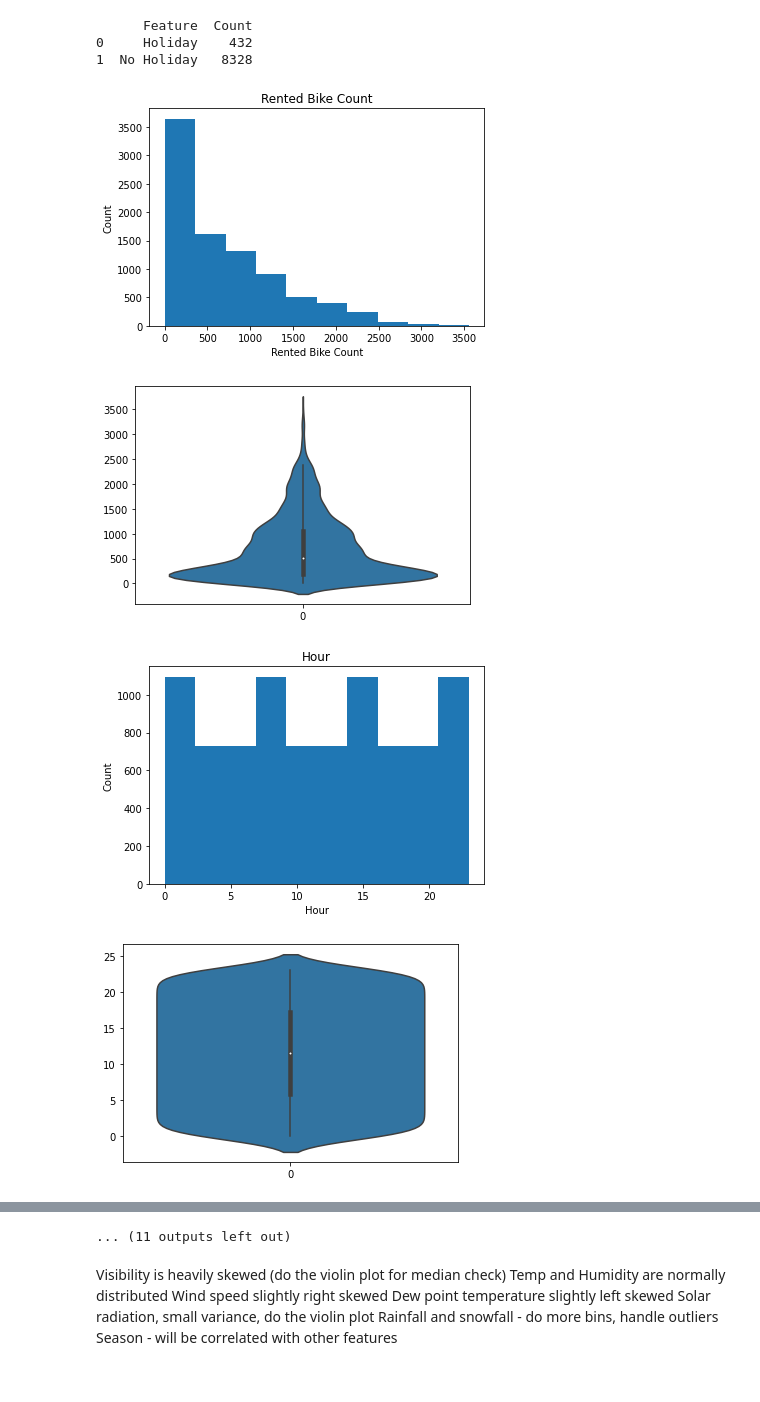
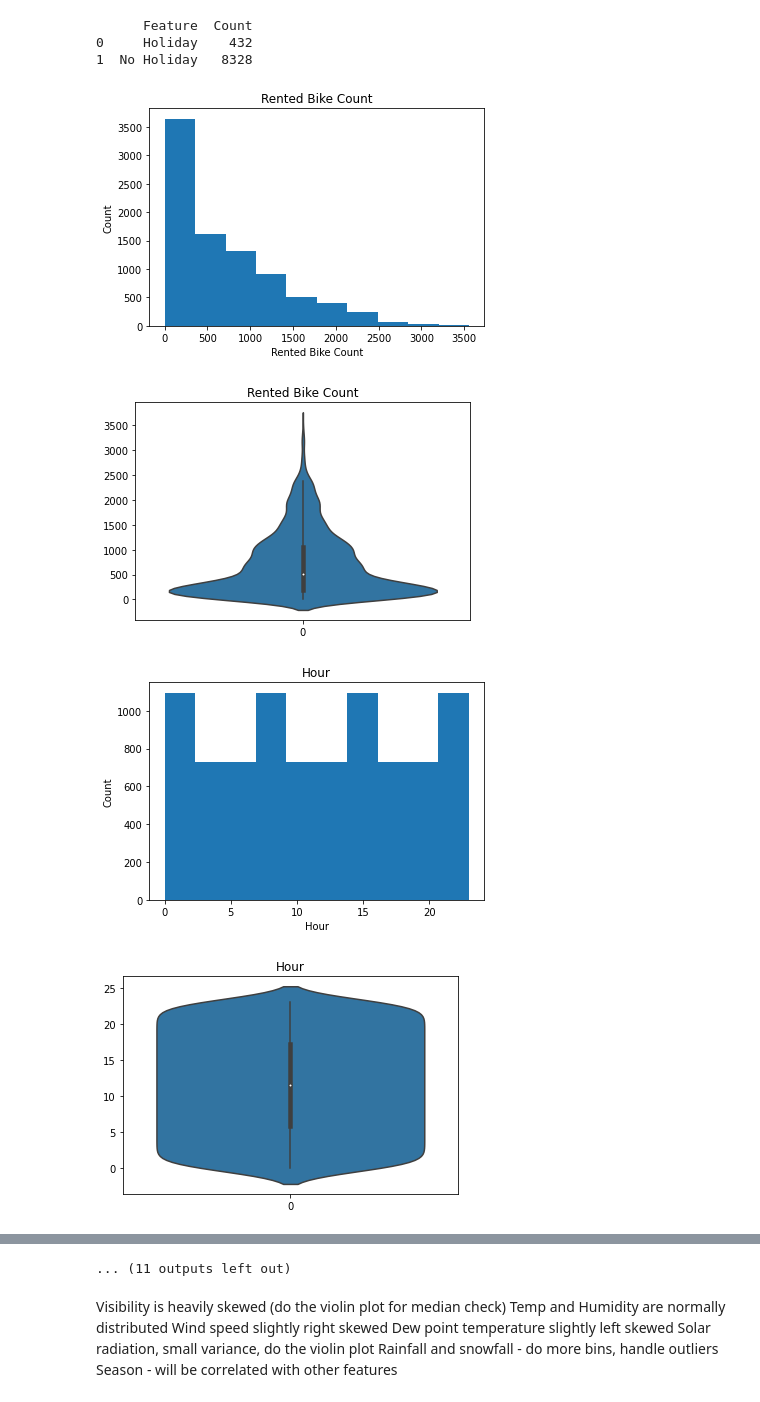
Before and after one commit to R0go/Bikes, a Jupyter notebook: Bikes_project.ipynb, the cells around one changed output, grey strips where cells are left out. Saved outputs shown, nothing was run; the diff lists cells and outputs as text; code cells hidden in the pictures.

Commit message:
created subchapters and added titles to plots

```diff
--- a/Bikes_project.ipynb
+++ b/Bikes_project.ipynb
@@ -86,27 +90,28 @@ print(grouping)
 # %%
 for i in bikes_df.columns:
     if i == 'Date':
         continue
     elif bikes_df[i].dtype == 'object':
         grouping = bikes_df.groupby(i).size().reset_index()
         grouping.columns = [i, 'count']
         sns.barplot(data = grouping,  x = i, y = 'count')
         plt.title(i)
         plt.show()
         plt.clf
     else:
         plt.hist(bikes_df[i])
         plt.title(i)
         plt.xlabel(i)
         plt.ylabel('Count')
         plt.show()
         plt.clf
         sns.violinplot(data=bikes_df[i])
+        plt.title(i)
         plt.show()
         plt.clf
 # %% [output]
 [figure]
-[figure, old version]
+[figure, new version]
 [figure]
-[figure, old version]
+[figure, new version]
 [figure]
```
Also changed, not shown: parts of 4 cells of this notebook.
